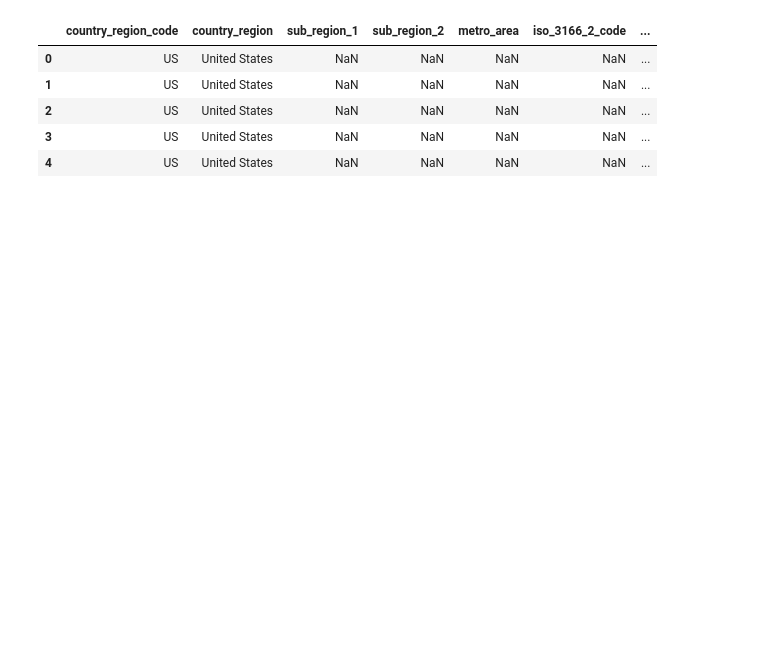
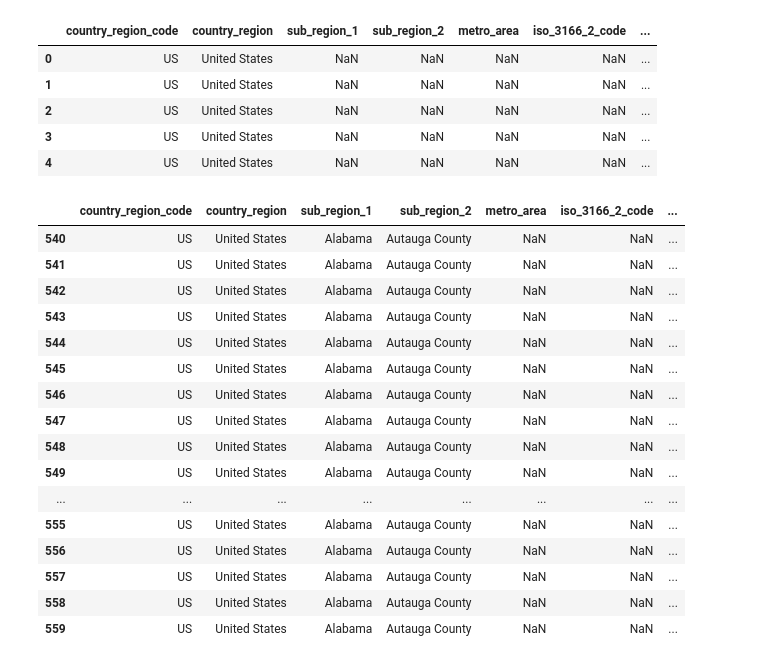
Before and after one commit to BrianDouglas/Climate_Soluctions, a Jupyter notebook: notebooks/Karen.ipynb, the cells around one changed output. Saved outputs shown, nothing was run; the diff lists cells and outputs as text; code cells hidden in the pictures; blank space fills up the shorter version.

```diff
--- a/notebooks/Karen.ipynb
+++ b/notebooks/Karen.ipynb
@@ -17,3 +18,26 @@ data_file_df.head()
 | 2 | US | United States | NaN | NaN | NaN | NaN | ... |
 | 3 | US | United States | NaN | NaN | NaN | NaN | ... |
 | 4 | US | United States | NaN | NaN | NaN | NaN | ... |
+# %%
+#Drop NaN's from columns
+
+data_file_df.dropna(inplace=True, subset=["sub_region_1", "sub_region_2"])
+data_file_df.head(20)
+# %% [output]
+|  | country_region_code | country_region | sub_region_1 | sub_region_2 | metro_area | iso_3166_2_code | ... |
+| 540 | US | United States | Alabama | Autauga County | NaN | NaN | ... |
+| 541 | US | United States | Alabama | Autauga County | NaN | NaN | ... |
+| 542 | US | United States | Alabama | Autauga County | NaN | NaN | ... |
+| 543 | US | United States | Alabama | Autauga County | NaN | NaN | ... |
+| 544 | US | United States | Alabama | Autauga County | NaN | NaN | ... |
+| 545 | US | United States | Alabama | Autauga County | NaN | NaN | ... |
+| 546 | US | United States | Alabama | Autauga County | NaN | NaN | ... |
+| 547 | US | United States | Alabama | Autauga County | NaN | NaN | ... |
+| 548 | US | United States | Alabama | Autauga County | NaN | NaN | ... |
+| 549 | US | United States | Alabama | Autauga County | NaN | NaN | ... |
+| ... | ... | ... | ... | ... | ... | ... | ... |
+| 555 | US | United States | Alabama | Autauga County | NaN | NaN | ... |
+| 556 | US | United States | Alabama | Autauga County | NaN | NaN | ... |
+| 557 | US | United States | Alabama | Autauga County | NaN | NaN | ... |
+| 558 | US | United States | Alabama | Autauga County | NaN | NaN | ... |
+| 559 | US | United States | Alabama | Autauga County | NaN | NaN | ... |
```
Also changed, not shown: parts of 3 cells of this notebook, 1 other file.
